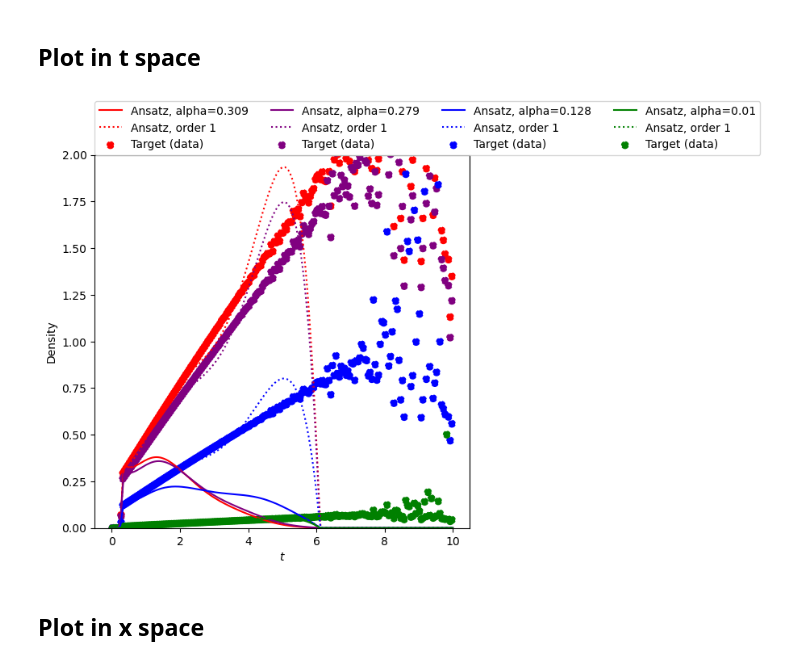
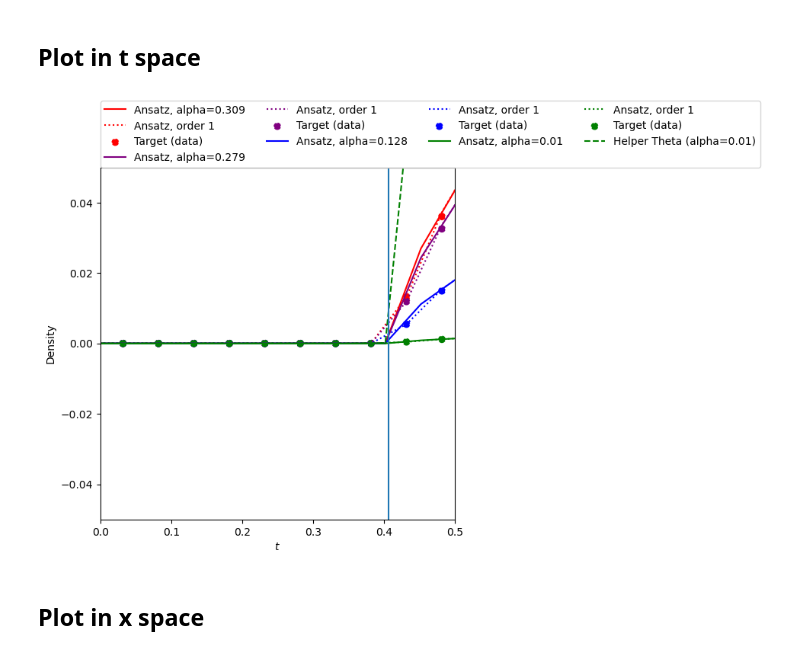
Before and after one commit to rikab/RDF, a Jupyter notebook: numeric/plot_results.ipynb, the cells around one changed output. Drawn from its saved outputs; the diff is of its cells as text; code cells hidden in the pictures.

```diff
--- a/numeric/plot_results.ipynb
+++ b/numeric/plot_results.ipynb
@@ -127,46 +127,54 @@ for i, alpha in enumerate([0.309, 0.279, 0.128, 0.01]):
 
     # plot ansatz
     plt.plot(tt.detach().cpu().numpy(),q(tt, alpha_tensor, torch.tensor(g_coeffs_log[-1], device=device),
-                                         torch.tensor(theta_log[-1], device=device), mstar, t_min, t_max, device, factorial_cache_info).detach().cpu().numpy(),
+                                         torch.tensor(theta_log[-1], device=device), mstar, device).detach().cpu().numpy(),
              label=f"Ansatz, alpha={alpha}",color=colors[i],)
 
 
       # plot ansatz derivative
     alpha_zero = torch.tensor(1e-12, device=device, requires_grad=True)
     fn = lambda a: q(
-        t_bin_centers, a,  torch.tensor(g_coeffs_log[-1], device=device),  torch.tensor(theta_log[-1], device=device), mstar, t_min, t_max, device, factorial_cache_info
+        t_bin_centers, a,  torch.tensor(g_coeffs_log[-1], device=device),  torch.tensor(theta_log[-1], device=device), mstar, device
     )
     batch_ansatz = get_taylor_expanded_ansatz(fn, alpha_zero, alpha_tensor, order_to_match)
 
 
     plt.plot(t_bin_centers.detach().cpu().numpy(),batch_ansatz.detach().cpu().numpy(),label=f"Ansatz, order {order_to_match}",color=colors[i],linestyle="dotted")
 
 
 
 
     if run_toy:
         # plot all-orders solution
         plt.plot(t_bin_centers.detach().cpu().numpy(),get_pdf_toy( alpha_tensor, distribution, t_bin_centers, -1, device).detach() .cpu().numpy(), label="Target (exact)",color=colors[i],linestyle="dashed",)
         # plot-fixed order target
         plt.scatter(  t_bin_centers.detach().cpu().numpy(),get_pdf_toy( alpha_tensor, distribution, t_bin_centers, order_to_match,  device ).detach().cpu()  .numpy(),label=f"Target (order $\\alpha^{order_to_match}$)",color=colors[i],s=0.8,)
 
     else:
         # plot histogram
         loc_data, loc_err = data_dict[alpha]
         #plt.errorbar(t_bin_centers.detach().cpu().numpy(), loc_data.detach().cpu().numpy().reshape(-1,), yerr = loc_err.detach().cpu().numpy().reshape(-1,),  label="Target (data)",  color=colors[i],linestyle="dashed",)
         plt.scatter(t_bin_centers.detach().cpu().numpy(), loc_data.detach().cpu().numpy().reshape(-1,),  label="Target (data)",  color=colors[i],linestyle="dashed",)
 
 
+def helper_theta(x, x0, temperature=250):
+    #return torch.where(x >= 0, 1.0, 0.0)
+    return torch.sigmoid(temperature * (x - x0))
+
+
+plt.plot(tt.detach().cpu().numpy(), 0.1 * helper_theta(tt, theta_log[-1][0]), label=f"Helper Theta (alpha={alpha})", color=colors[i], linestyle="dashed")
+
 plt.legend(loc = (0, 1), ncol = 4)
 plt.xlabel("$t$")
 plt.ylabel("Density")
-#plt.xlim(0, 0.5)
-plt.ylim(0,2)
+plt.xlim(0, 0.5)
+plt.ylim(-0.05,0.05)
+plt.axvline(np.log(1/0.666))
 plt.savefig(f"figures/{outfile_name}_results_nice_tspace.png", bbox_inches = "tight")
 
 plt.show()
 # %% [output]
-[figure, old version]
+[figure, new version]
 # %% [markdown]
 ## Plot in x space
 # %%
```
Also changed, not shown: parts of 5 cells of this notebook, 5 other files.
